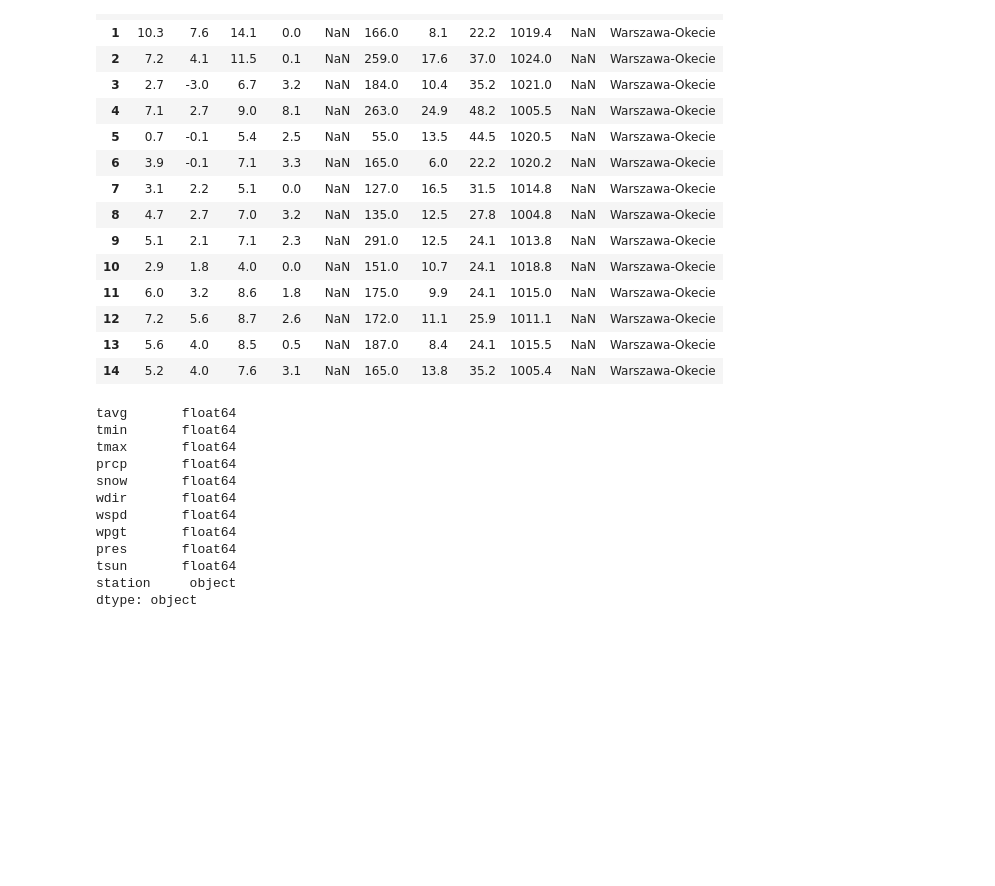
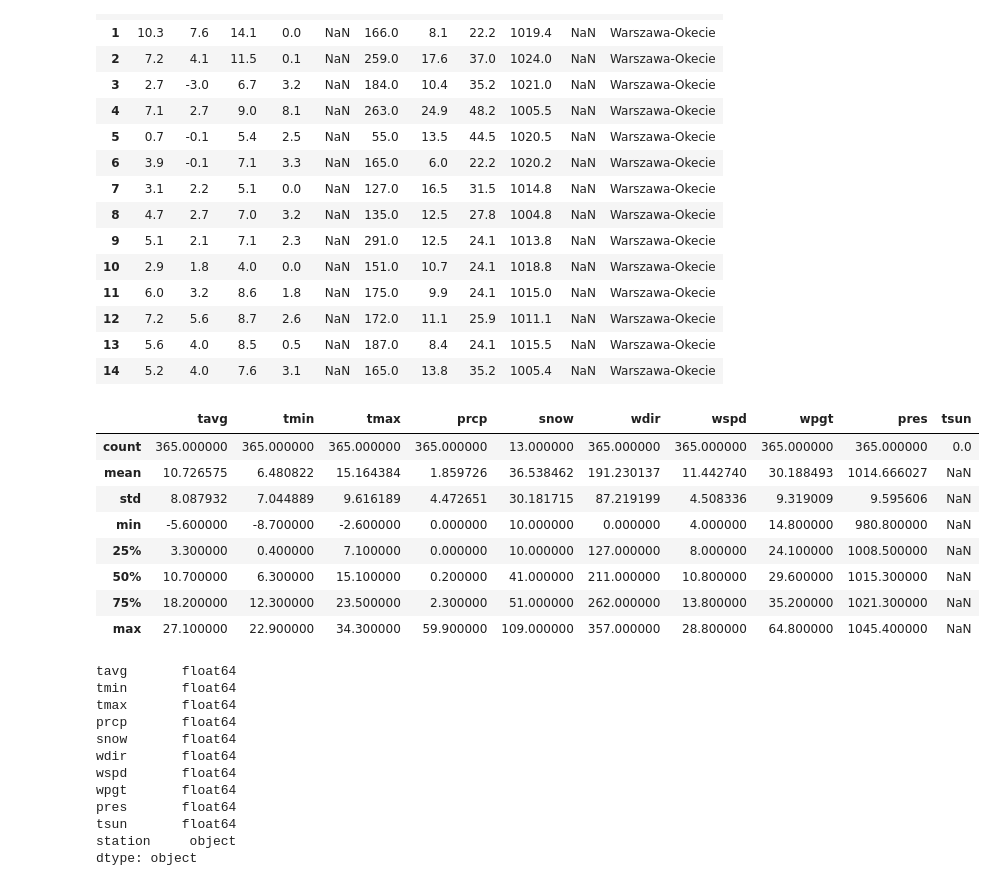
Before and after one commit to Matthev00/Meteo_model, a Jupyter notebook: notebooks/02_exploratory_data_analysis.ipynb, the cells around one changed output. Saved outputs shown, nothing was run; the diff lists cells and outputs as text; code cells hidden in the pictures; blank space fills up the shorter version.

```diff
--- a/notebooks/02_exploratory_data_analysis.ipynb
+++ b/notebooks/02_exploratory_data_analysis.ipynb
@@ -46,6 +46,18 @@ df.head(15)
 | 12 | 7.2 | 5.6 | 8.7 | 2.6 | NaN | 172.0 | 11.1 | 25.9 | 1011.1 | NaN | Warszawa-Okecie |
 | 13 | 5.6 | 4.0 | 8.5 | 0.5 | NaN | 187.0 | 8.4 | 24.1 | 1015.5 | NaN | Warszawa-Okecie |
 | 14 | 5.2 | 4.0 | 7.6 | 3.1 | NaN | 165.0 | 13.8 | 35.2 | 1005.4 | NaN | Warszawa-Okecie |
+# %%
+df.describe()
+# %% [output]
+|  | tavg | tmin | tmax | prcp | snow | wdir | wspd | wpgt | pres | tsun |
+| count | 365.000000 | 365.000000 | 365.000000 | 365.000000 | 13.000000 | 365.000000 | 365.000000 | 365.000000 | 365.000000 | 0.0 |
+| mean | 10.726575 | 6.480822 | 15.164384 | 1.859726 | 36.538462 | 191.230137 | 11.442740 | 30.188493 | 1014.666027 | NaN |
+| std | 8.087932 | 7.044889 | 9.616189 | 4.472651 | 30.181715 | 87.219199 | 4.508336 | 9.319009 | 9.595606 | NaN |
+| min | -5.600000 | -8.700000 | -2.600000 | 0.000000 | 10.000000 | 0.000000 | 4.000000 | 14.800000 | 980.800000 | NaN |
+| 25% | 3.300000 | 0.400000 | 7.100000 | 0.000000 | 10.000000 | 127.000000 | 8.000000 | 24.100000 | 1008.500000 | NaN |
+| 50% | 10.700000 | 6.300000 | 15.100000 | 0.200000 | 41.000000 | 211.000000 | 10.800000 | 29.600000 | 1015.300000 | NaN |
+| 75% | 18.200000 | 12.300000 | 23.500000 | 2.300000 | 51.000000 | 262.000000 | 13.800000 | 35.200000 | 1021.300000 | NaN |
+| max | 27.100000 | 22.900000 | 34.300000 | 59.900000 | 109.000000 | 357.000000 | 28.800000 | 64.800000 | 1045.400000 | NaN |
 # %%
 df.dtypes
 # %% [output]
```
Also changed, not shown: parts of 35 cells of this notebook.
